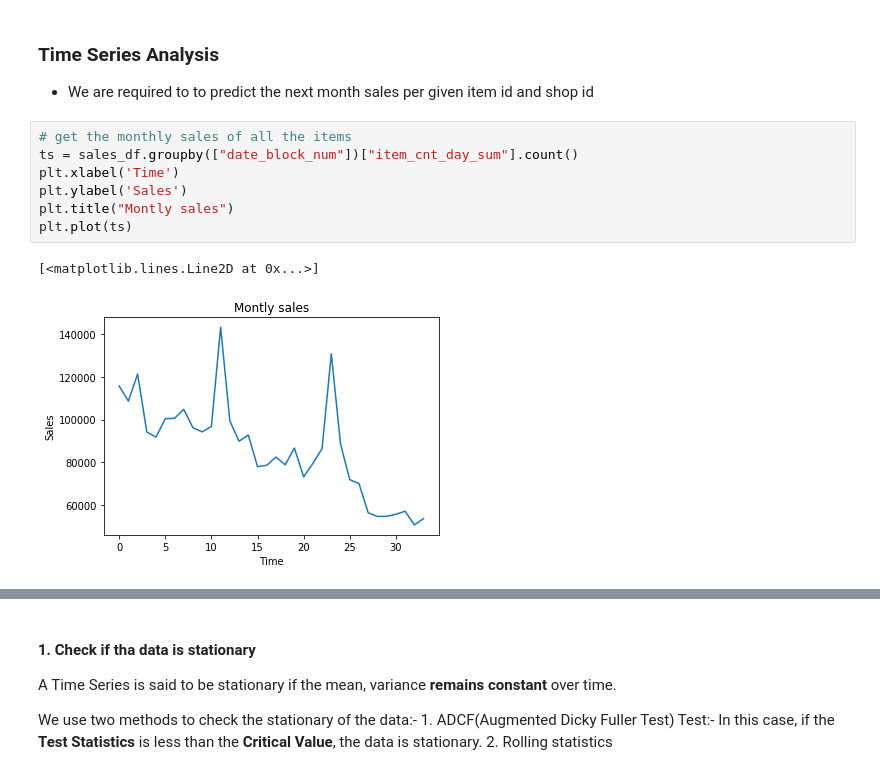
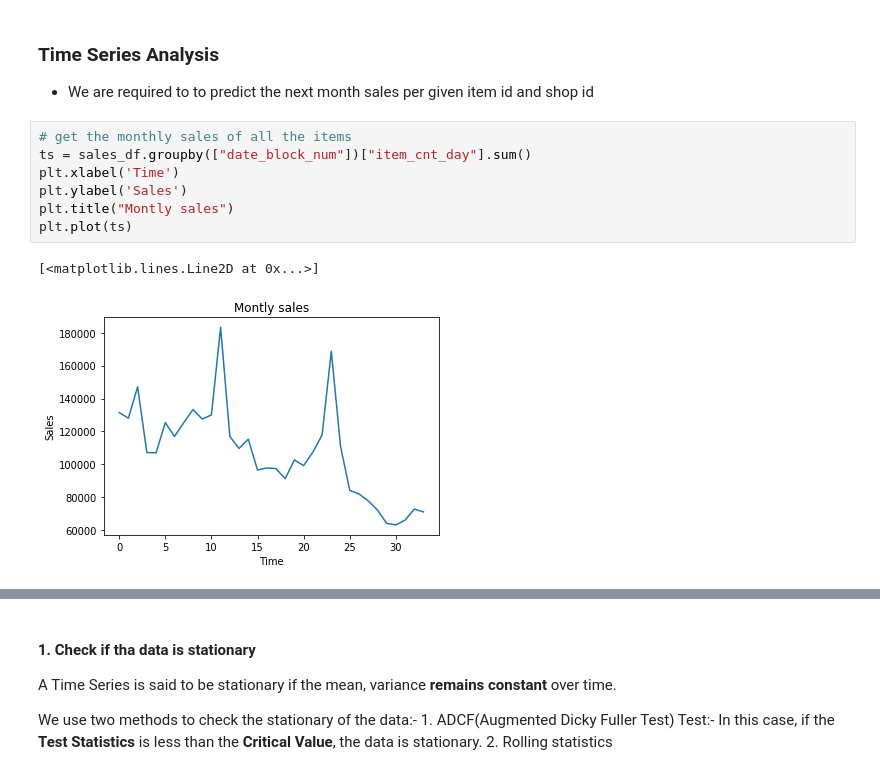
Before and after one commit to r-wambui/Kaggle_Final_Project_Coursera, a Jupyter notebook: Future_Sales_Using_Time_Series_Analysis.ipynb, the cells around one changed output, grey strips where cells are left out. Saved outputs shown, nothing was run; the diff lists cells and outputs as text.

```diff
--- a/Future_Sales_Using_Time_Series_Analysis.ipynb
+++ b/Future_Sales_Using_Time_Series_Analysis.ipynb
@@ -49,11 +49,11 @@ monthly_sales.head()
 - We are required to to predict the next month sales per given item id and shop id
 # %%
 # get the monthly sales of all the items
-ts = sales_df.groupby(["date_block_num"])["item_cnt_day_sum"].count()
+ts = sales_df.groupby(["date_block_num"])["item_cnt_day"].sum()
 plt.xlabel('Time')
 plt.ylabel('Sales')
 plt.title("Montly sales")
 plt.plot(ts)
 # %% [output]
 [<matplotlib.lines.Line2D at 0x...>]
-[figure, old version]
+[figure, new version]
```
Also changed, not shown: parts of 11 cells of this notebook.
